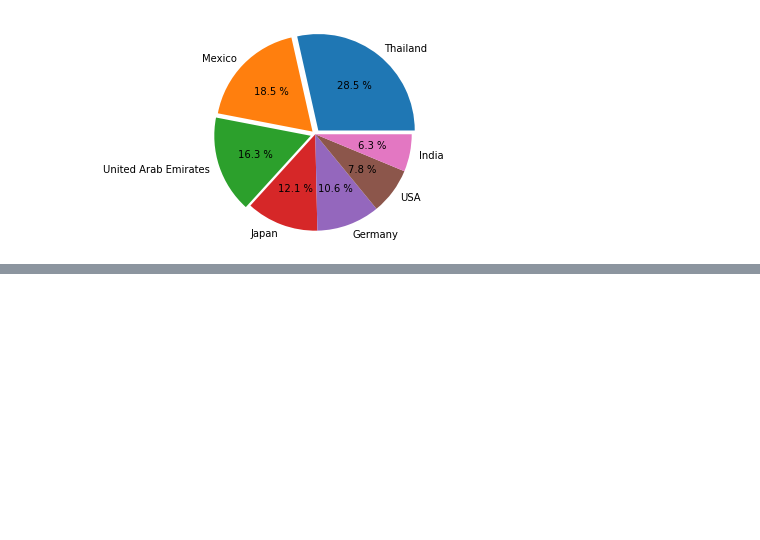
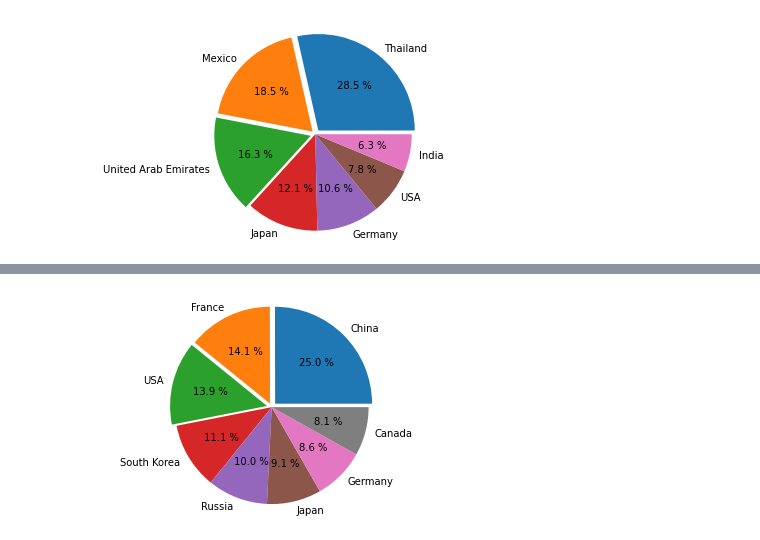
Before and after one commit to sh4rkd/ANALISIS_02_MIRAMONTES_FRED, a Jupyter notebook: csv/Tablas&Graficos_analisi_02.ipynb, the cells around one changed output, grey strips where cells are left out. Cells and saved outputs as stored; diff of their text form; code cells hidden in the pictures; blank space fills up the shorter version.

```diff
--- a/csv/Tablas&Graficos_analisi_02.ipynb
+++ b/csv/Tablas&Graficos_analisi_02.ipynb
@@ -74,0 +107,6 @@ plt.show()
+# %%
+plt.pie(total_exports.Percent, labels=total_exports.Country_import, autopct="%0.1f %%", explode=(0.05, 0.04, 0.05, 0,0,0,0,0))
+plt.axis("equal")
+plt.show()
+# %% [output]
+[figure, added]
```
Also changed, not shown: parts of 17 cells of this notebook.
